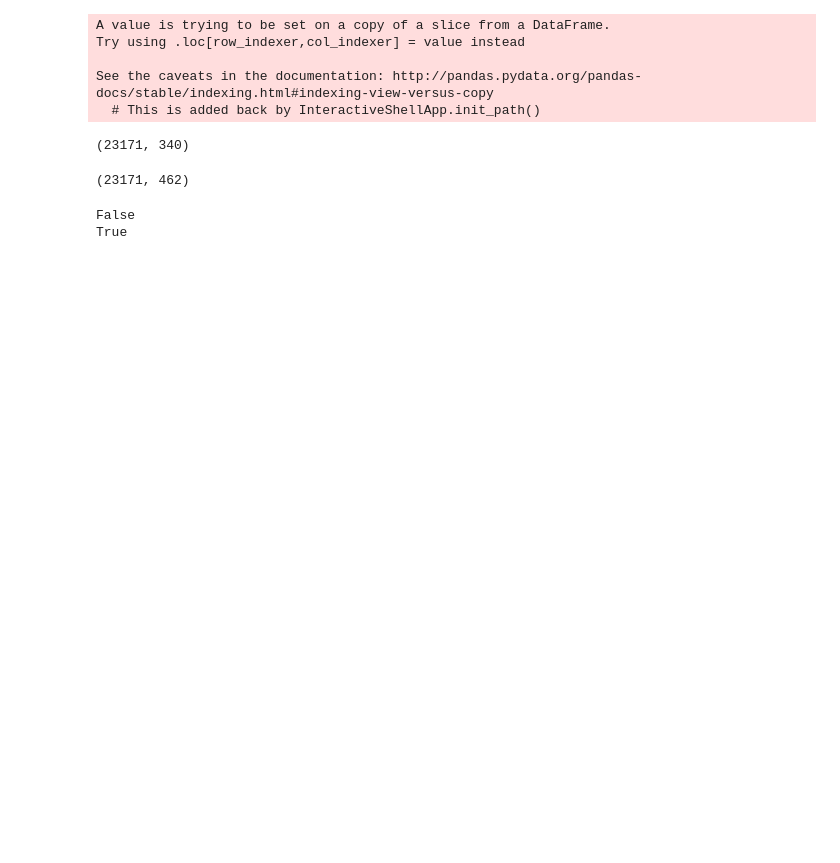
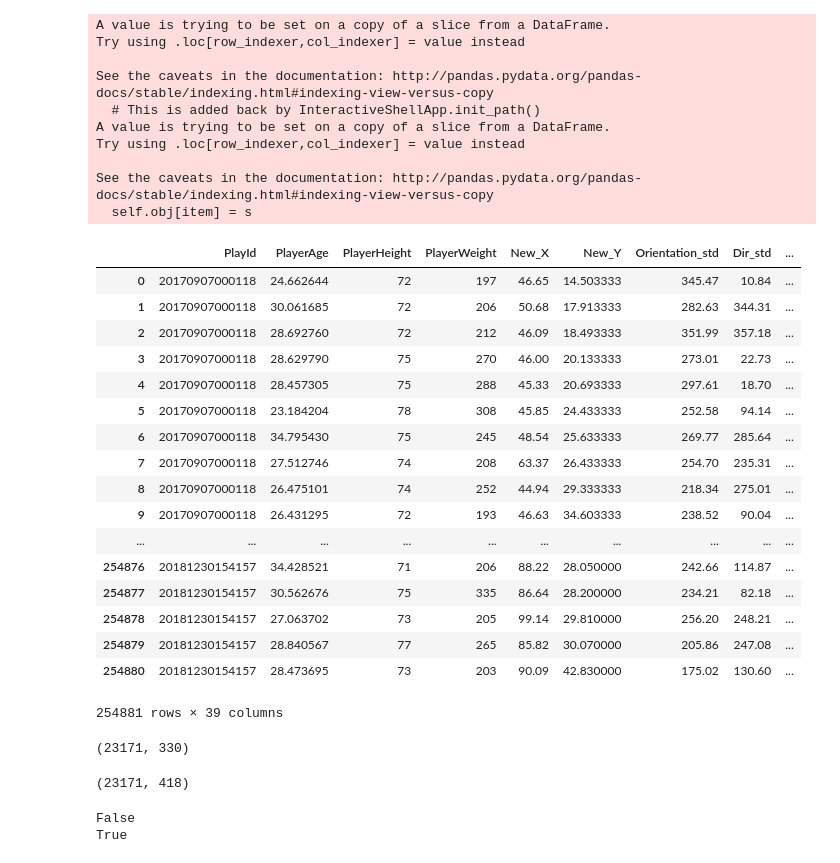
Before and after one commit to yxm162930/NFL, a Jupyter notebook: NFL Model.ipynb, the cells around one changed output. Saved outputs shown, nothing was run; the diff lists cells and outputs as text; code cells hidden in the pictures; blank space fills up the shorter version.

```diff
--- a/NFL Model.ipynb
+++ b/NFL Model.ipynb
@@ -89,3 +66,5 @@ train_df = pd.read_csv(r'\\Neptune\RiskMgmtArchive\3 Temp Hold\Temp_Jason\resear
+# %%
+train_df = pd.read_csv(r'C:\Users\38980\OneDrive\Desktop\study\kaggle\NFL\train.csv')
 # %%
 #team abbreviations correct
 def data_clean(df):
@@ -250,7 +229,7 @@ def split_data(df):
     df1['# of Handoff Play'] = df1[['GameId','PlayId','# of Handoff Play']].groupby(['GameId','PlayId']).cumsum()
 # min_time_to_tacke
     df3['Min_Time_Tacke'] = df3['Distance_to_Rusher']/df3['S']
-
+    df3.loc[df3['Min_Time_Tacke'] == np.inf, 'Min_Time_Tacke'] = 20
 # defence_X_Y_spread
     Defence_X_Y_std = df3[["PlayId",'New_X','New_Y']].groupby("PlayId").std().rename(columns={'New_X':'Defense_X_std','New_Y':'Defense_Y_std'}) \
     .reset_index()
@@ -426,12 +405,12 @@ def split_data(df):
               'Week']]
     game = game.sort_values('PlayId')
     offender = df2[['PlayId','PlayerAge','PlayerHeight','PlayerWeight','New_X','New_Y','Orientation_std','Dir_std','back_oriented_down_field',\
-                  'Dis_YardLine','Horizontal Speed','Vertical Speed','S','A','Dis','Position','Distance_to_Rusher',\
+                  'Horizontal Speed','Vertical Speed','S','A','Dis','Position','Distance_to_Rusher',\
                    'Degree_to_Rusher','Degree_Diff']]
     offender = offender.sort_values(['PlayId','New_Y'])
     defender = df3[['PlayId','PlayerAge','PlayerHeight','PlayerWeight','New_X','New_Y','Orientation_std','Dir_std','back_oriented_down_field',\
-                  'Dis_YardLine','Horizontal Speed','Vertical Speed','S','A','Dis','Position','Distance_to_Rusher',\
-                   'Degree_to_Rusher','Degree_Diff','Min_Time_Tacke']+list(range(5))]
+                  'Horizontal Speed','Vertical Speed','S','A','Dis','Position','Distance_to_Rusher',\
+                   'Degree_to_Rusher','Degree_Diff','Min_Time_Tacke']+list(range(2))]
     defender = defender.sort_values(['PlayId','New_Y'])
 
     y = df1[['PlayId','Yards']].sort_values('PlayId').drop('PlayId',axis = 1)
@@ -456,21 +435,42 @@ Try using .loc[row_indexer,col_indexer] = value instead
 
 See the caveats in the documentation: http://pandas.pydata.org/pandas-docs/stable/indexing.html#indexing-view-versus-copy
   # This is added back by InteractiveShellApp.init_path()
+A value is trying to be set on a copy of a slice from a DataFrame.
+Try using .loc[row_indexer,col_indexer] = value instead
+
+See the caveats in the documentation: http://pandas.pydata.org/pandas-docs/stable/indexing.html#indexing-view-versus-copy
+  self.obj[item] = s
-# %%
-rusher = rusher.round(3)
-game = game.round(3)
-offender = offender.round(3)
-defender = defender.round(3)
+# %%
+defender
+# %% [output]
+|  | PlayId | PlayerAge | PlayerHeight | PlayerWeight | New_X | New_Y | Orientation_std | Dir_std | ... |
+| 0 | 20170907000118 | 24.662644 | 72 | 197 | 46.65 | 14.503333 | 345.47 | 10.84 | ... |
+| 1 | 20170907000118 | 30.061685 | 72 | 206 | 50.68 | 17.913333 | 282.63 | 344.31 | ... |
+| 2 | 20170907000118 | 28.692760 | 72 | 212 | 46.09 | 18.493333 | 351.99 | 357.18 | ... |
+| 3 | 20170907000118 | 28.629790 | 75 | 270 | 46.00 | 20.133333 | 273.01 | 22.73 | ... |
+| 4 | 20170907000118 | 28.457305 | 75 | 288 | 45.33 | 20.693333 | 297.61 | 18.70 | ... |
+| 5 | 20170907000118 | 23.184204 | 78 | 308 | 45.85 | 24.433333 | 252.58 | 94.14 | ... |
+| 6 | 20170907000118 | 34.795430 | 75 | 245 | 48.54 | 25.633333 | 269.77 | 285.64 | ... |
+| 7 | 20170907000118 | 27.512746 | 74 | 208 | 63.37 | 26.433333 | 254.70 | 235.31 | ... |
+| 8 | 20170907000118 | 26.475101 | 74 | 252 | 44.94 | 29.333333 | 218.34 | 275.01 | ... |
+| 9 | 20170907000118 | 26.431295 | 72 | 193 | 46.63 | 34.603333 | 238.52 | 90.04 | ... |
+| ... | ... | ... | ... | ... | ... | ... | ... | ... | ... |
+| 254876 | 20181230154157 | 34.428521 | 71 | 206 | 88.22 | 28.050000 | 242.66 | 114.87 | ... |
+| 254877 | 20181230154157 | 30.562676 | 75 | 335 | 86.64 | 28.200000 | 234.21 | 82.18 | ... |
+| 254878 | 20181230154157 | 27.063702 | 73 | 205 | 99.14 | 29.810000 | 256.20 | 248.21 | ... |
+| 254879 | 20181230154157 | 28.840567 | 77 | 265 | 85.82 | 30.070000 | 205.86 | 247.08 | ... |
+| 254880 | 20181230154157 | 28.473695 | 73 | 203 | 90.09 | 42.830000 | 175.02 | 130.60 | ... |
+254881 rows × 39 columns
 # %%
 offender_players = [offender.drop('PlayId',axis = 1).iloc[np.arange(k, len(offender), 10)].reset_index(drop = True) for k in range(10)]
 offender_players = np.hstack([t.values for t in offender_players])
 offender_players.shape
 # %% [output]
-(23171, 340)
+(23171, 330)
 # %%
 defender_players = [defender.drop('PlayId',axis = 1).iloc[np.arange(k, len(defender), 11)].reset_index(drop = True) for k in range(11)]
 defender_players = np.hstack([t.values for t in defender_players])
 defender_players.shape
 # %% [output]
-(23171, 462)
+(23171, 418)
 # %%
```
Also changed, not shown: parts of 15 cells of this notebook.
